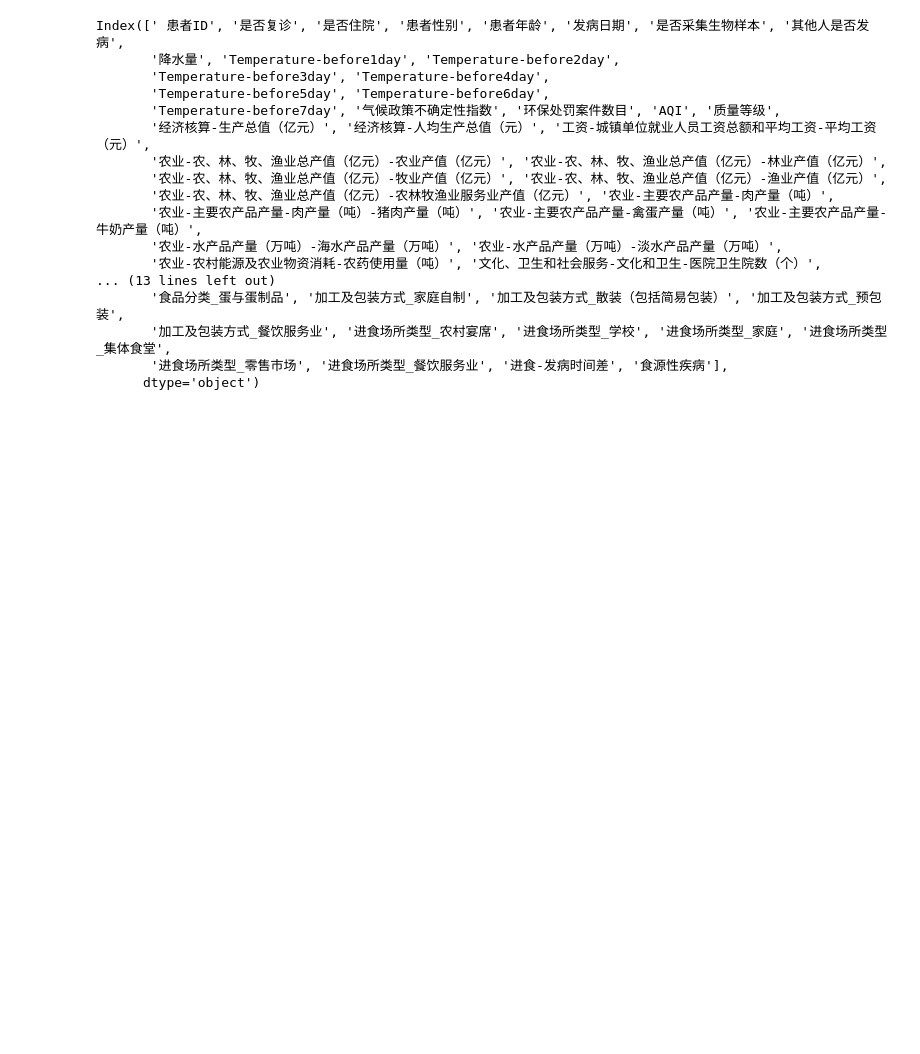
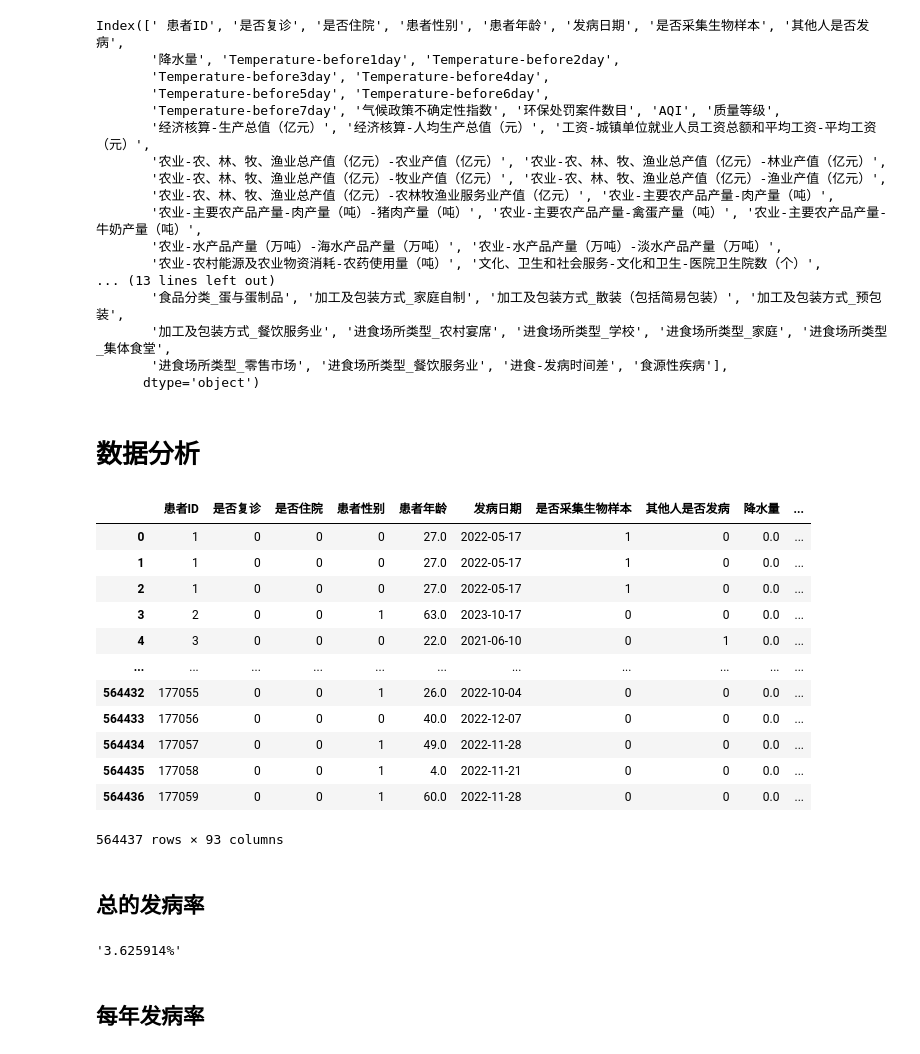
Before and after one commit to QuikZiHao/food_disease_predict, a Jupyter notebook: data preprocess.ipynb, the cells around one changed output. Saved outputs shown, nothing was run; the diff lists cells and outputs as text; code cells hidden in the pictures; blank space fills up the shorter version.

```diff
--- a/data preprocess.ipynb
+++ b/data preprocess.ipynb
@@ -517,3 +525,5 @@ Index([' 患者ID', '是否复诊', '是否住院', '患者性别', '患者年
        '加工及包装方式_餐饮服务业', '进食场所类型_农村宴席', '进食场所类型_学校', '进食场所类型_家庭', '进食场所类型_集体食堂',
        '进食场所类型_零售市场', '进食场所类型_餐饮服务业', '进食-发病时间差', '食源性疾病'],
       dtype='object')
+# %% [markdown]
+# 数据分析
@@ -519,0 +534,24 @@ Index([' 患者ID', '是否复诊', '是否住院', '患者性别', '患者年
+# %%
+df
+# %% [output]
+|  | 患者ID | 是否复诊 | 是否住院 | 患者性别 | 患者年龄 | 发病日期 | 是否采集生物样本 | 其他人是否发病 | 降水量 | ... |
+| 0 | 1 | 0 | 0 | 0 | 27.0 | 2022-05-17 | 1 | 0 | 0.0 | ... |
+| 1 | 1 | 0 | 0 | 0 | 27.0 | 2022-05-17 | 1 | 0 | 0.0 | ... |
+| 2 | 1 | 0 | 0 | 0 | 27.0 | 2022-05-17 | 1 | 0 | 0.0 | ... |
+| 3 | 2 | 0 | 0 | 1 | 63.0 | 2023-10-17 | 0 | 0 | 0.0 | ... |
+| 4 | 3 | 0 | 0 | 0 | 22.0 | 2021-06-10 | 0 | 1 | 0.0 | ... |
+| ... | ... | ... | ... | ... | ... | ... | ... | ... | ... | ... |
+| 564432 | 177055 | 0 | 0 | 1 | 26.0 | 2022-10-04 | 0 | 0 | 0.0 | ... |
+| 564433 | 177056 | 0 | 0 | 0 | 40.0 | 2022-12-07 | 0 | 0 | 0.0 | ... |
+| 564434 | 177057 | 0 | 0 | 1 | 49.0 | 2022-11-28 | 0 | 0 | 0.0 | ... |
+| 564435 | 177058 | 0 | 0 | 1 | 4.0 | 2022-11-21 | 0 | 0 | 0.0 | ... |
+| 564436 | 177059 | 0 | 0 | 1 | 60.0 | 2022-11-28 | 0 | 0 | 0.0 | ... |
+564437 rows × 93 columns
+# %% [markdown]
+## 总的发病率
+# %%
+f"{df["食源性疾病"].sum()/len(df) * 100:2f}%"
+# %% [output]
+'3.625914%'
+# %% [markdown]
+## 每年发病率
```
Also changed, not shown: parts of 31 cells of this notebook, 1 other file.
